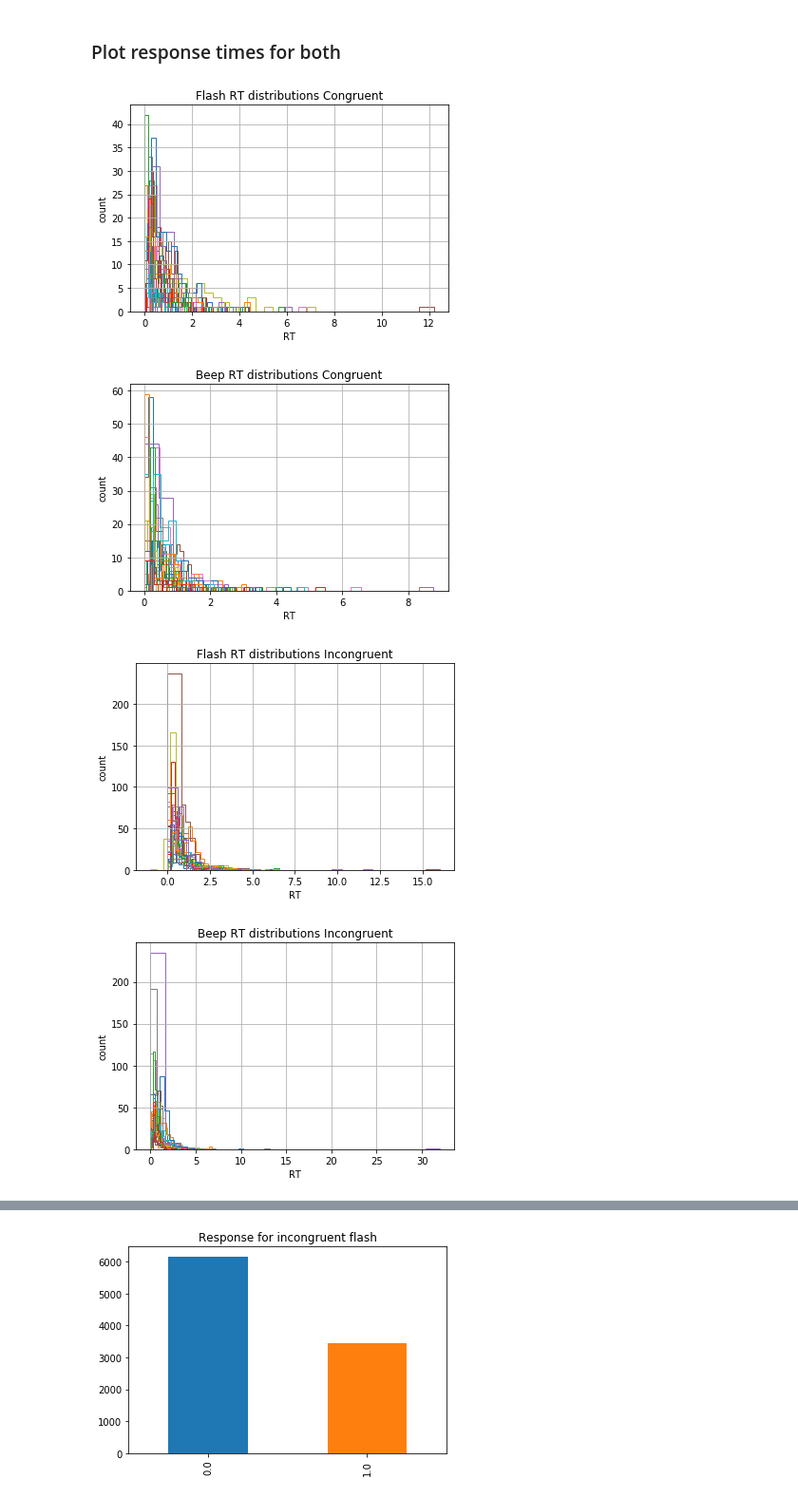
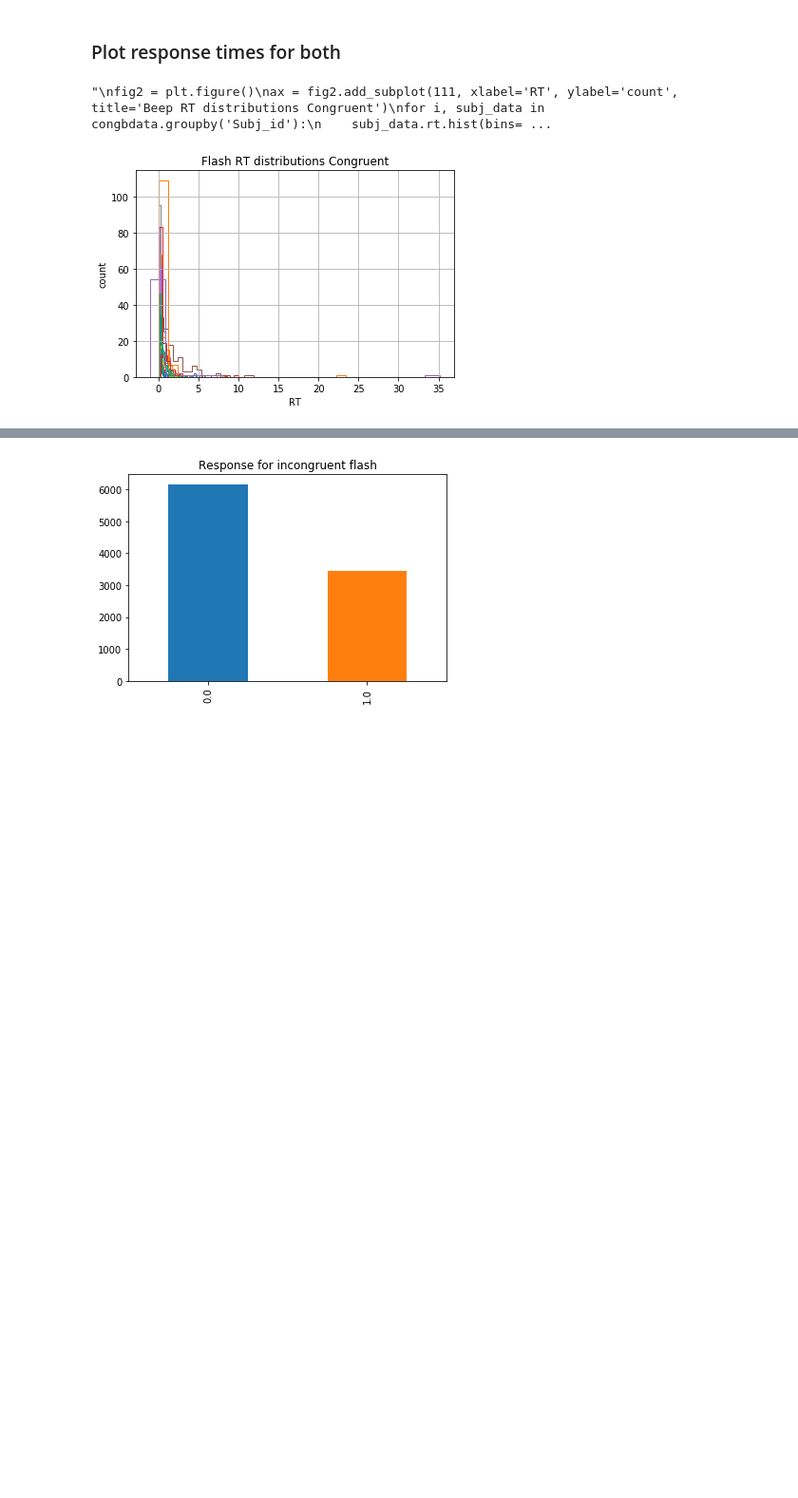
Before and after one commit to chauedwin/NumerosityHDDM, a Jupyter notebook: NumerosityHDDM.ipynb, the cells around one changed output, grey strips where cells are left out. Shown: that part at 95% size. Cells and saved outputs as stored; diff of their text form; code cells hidden in the pictures; blank space fills up the shorter version.

```diff
--- a/NumerosityHDDM.ipynb
+++ b/NumerosityHDDM.ipynb
@@ -156,8 +133,3 @@ print(congf)
-# %%
-# attach resptimes to trialdata
-congf = np.insert(congf, 1, resptimes[congindf], axis = 1)
-incongf = np.insert(incongf, 1, resptimes[incongindf], axis = 1)
-unif = np.insert(unif, 1, resptimes[uniindf], axis = 1)
 # %%
 congfdata = pd.DataFrame(congf, columns=['Subj_id', 'rt', 'response', 'flashpres', 'beeppres', 'flashrep', 'beeprep'])
 incongfdata = pd.DataFrame(incongf, columns=['Subj_id', 'rt', 'response', 'flashpres', 'beeppres', 'flashrep', 'beeprep'])
@@ -245,5 +214,7 @@ for i in np.arange(0, len(respb)):
     arr = mat['resptime']
     resptimes = np.append(resptimes, arr)
 resptimes = resptimes[1:]
-print(resptimes)
+
+trialsb = np.insert(trialsb, 1, resptimes, axis = 1)
+print(trialsb[1])
 # %% [output]
@@ -282,8 +242,3 @@ uniindb = uniindb[1:]
-# %%
-# attach resptimes to trialdata
-congb = np.insert(congb, 1, resptimes[congindb], axis = 1)
-incongb = np.insert(incongb, 1, resptimes[incongindb], axis = 1)
-unib = np.insert(unib, 1, resptimes[uniindb], axis = 1)
 # %%
 congbdata = pd.DataFrame(congb, columns=['Subj_id', 'rt', 'response', 'flashpres', 'beeppres', 'flashrep', 'beeprep'])
 incongbdata = pd.DataFrame(incongb, columns=['Subj_id', 'rt', 'response', 'flashpres', 'beeppres', 'flashrep', 'beeprep'])
@@ -291,37 +246,39 @@ unibdata = pd.DataFrame(unib, columns=['Subj_id', 'rt', 'response', 'flashpres',
 # %% [markdown]
 ### Plot response times for both
 # %%
+
+
 fig = plt.figure()
 ax = fig.add_subplot(111, xlabel='RT', ylabel='count', title='Flash RT distributions Congruent')
 for i, subj_data in congfdata.groupby('Subj_id'):
     subj_data.rt.hist(bins=20, histtype='step', ax=ax)
-
-fig = plt.figure()
-ax = fig.add_subplot(111, xlabel='RT', ylabel='count', title='Beep RT distributions Congruent')
+fig.show()
+'''
+fig2 = plt.figure()
+ax = fig2.add_subplot(111, xlabel='RT', ylabel='count', title='Beep RT distributions Congruent')
 for i, subj_data in congbdata.groupby('Subj_id'):
     subj_data.rt.hist(bins=20, histtype='step', ax=ax)
 
-fig = plt.figure()
-ax = fig.add_subplot(111, xlabel='RT', ylabel='count', title='Flash RT distributions Incongruent')
+fig3 = plt.figure()
+ax = fig3.add_subplot(111, xlabel='RT', ylabel='count', title='Flash RT distributions Incongruent')
 for i, subj_data in incongfdata.groupby('Subj_id'):
     subj_data.rt.hist(bins=20, histtype='step', ax=ax)
 
-fig = plt.figure()
-ax = fig.add_subplot(111, xlabel='RT', ylabel='count', title='Beep RT distributions Incongruent')
+fig4 = plt.figure()
+ax = fig4.add_subplot(111, xlabel='RT', ylabel='count', title='Beep RT distributions Incongruent')
 for i, subj_data in incongbdata.groupby('Subj_id'):
     subj_data.rt.hist(bins=20, histtype='step', ax=ax)
 
-fig = plt.figure()
-ax = fig.add_subplot(111, xlabel='RT', ylabel='count', title='Flash RT distributions Unisensory')
+fig5 = plt.figure()
+ax = fig5.add_subplot(111, xlabel='RT', ylabel='count', title='Flash RT distributions Unisensory')
 for i, subj_data in unifdata.groupby('Subj_id'):
     subj_data.rt.hist(bins=20, histtype='step', ax=ax)
 
-fig = plt.figure()
-ax = fig.add_subplot(111, xlabel='RT', ylabel='count', title='Beep RT distributions Unisensory')
+fig6 = plt.figure()
+ax = fig6.add_subplot(111, xlabel='RT', ylabel='count', title='Beep RT distributions Unisensory')
 for i, subj_data in unibdata.groupby('Subj_id'):
     subj_data.rt.hist(bins=20, histtype='step', ax=ax)
+'''
 # %% [output]
+"\nfig2 = plt.figure()\nax = fig2.add_subplot(111, xlabel='RT', ylabel='count', title='Beep RT distributions Congruent')\nfor i, subj_data in congbdata.groupby('Subj_id'):\n    subj_data.rt.hist(bins= ...
-[figure, old version]
+[figure, new version]
-[figure, removed]
-[figure, removed]
-[figure, removed]
```
Also changed, not shown: parts of 10 cells of this notebook.
